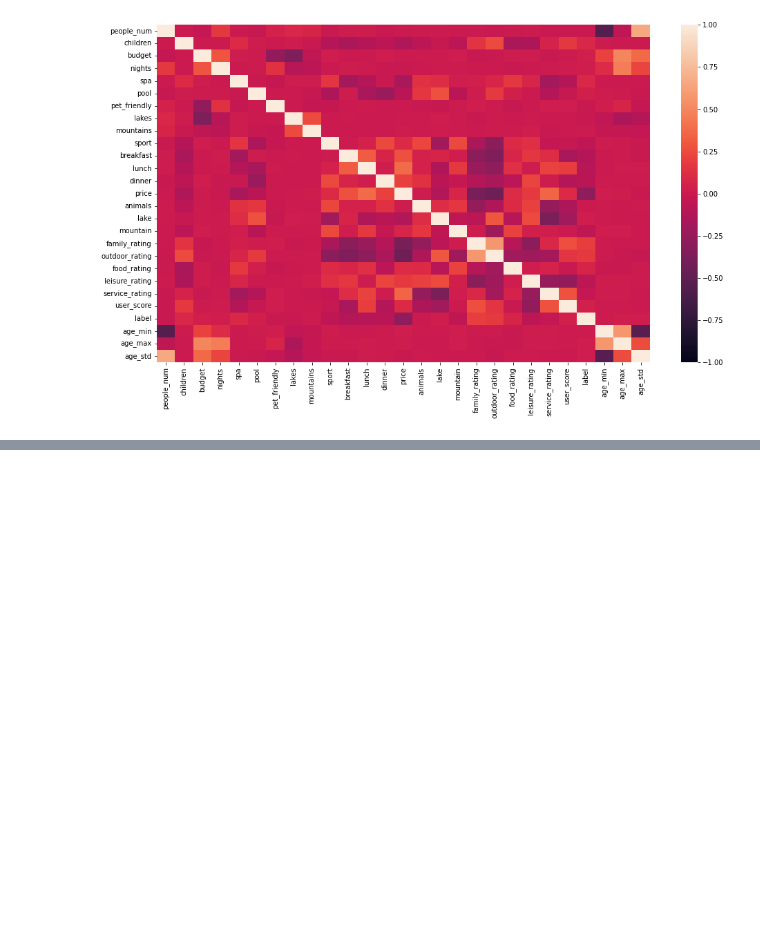
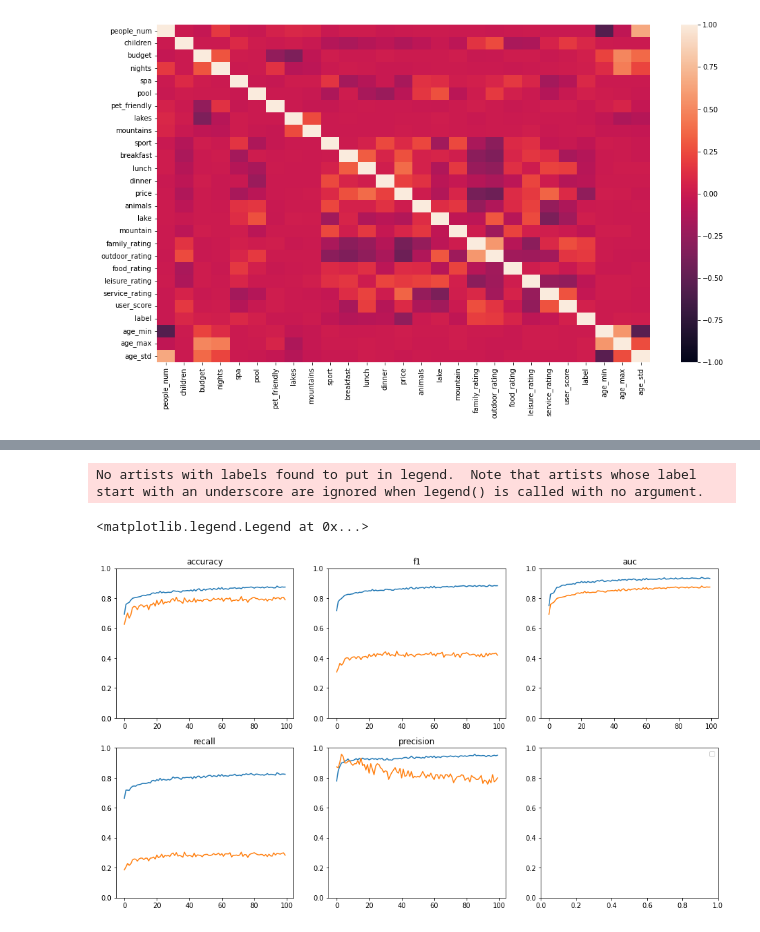
Before and after one commit to IDSIA/MLprod, a Jupyter notebook: ml_code.ipynb, the cells around one changed output, grey strips where cells are left out. Cells and saved outputs as stored; diff of their text form; code cells hidden in the pictures; blank space fills up the shorter version.

```diff
--- a/ml_code.ipynb
+++ b/ml_code.ipynb
@@ -152,0 +226,34 @@ plt.plot(history_loss)
+# %%
+xs = np.arange(epochs)
+
+f, ((a1, a2, a3), (a4, a5, a6)) = plt.subplots(2, 3, figsize=(16,9))
+a1.plot(xs, acc_tr, label='train')
+a1.plot(xs, acc_ts, label='test')
+a1.set_title('accuracy')
+a1.set_ylim((0,1))
+
+a2.plot(xs, f1s_tr, label='train')
+a2.plot(xs, f1s_ts, label='test')
+a2.set_title('f1')
+a2.set_ylim((0,1))
+
+a3.plot(xs, auc_tr, label='train')
+a3.plot(xs, auc_ts, label='test')
+a3.set_title('auc')
+a3.set_ylim((0,1))
+
+a4.plot(xs, rec_tr, label='train')
+a4.plot(xs, rec_ts, label='test')
+a4.set_title('recall')
+a4.set_ylim((0,1))
+
+a5.plot(xs, pre_tr, label='train')
+a5.plot(xs, pre_ts, label='test')
+a5.set_title('precision')
+a5.set_ylim((0,1))
+
+plt.legend()
+# %% [output]
+No artists with labels found to put in legend.  Note that artists whose label start with an underscore are ignored when legend() is called with no argument.
+<matplotlib.legend.Legend at 0x...>
+[figure, added]
```
Also changed, not shown: parts of 7 cells of this notebook, 1 other file.
